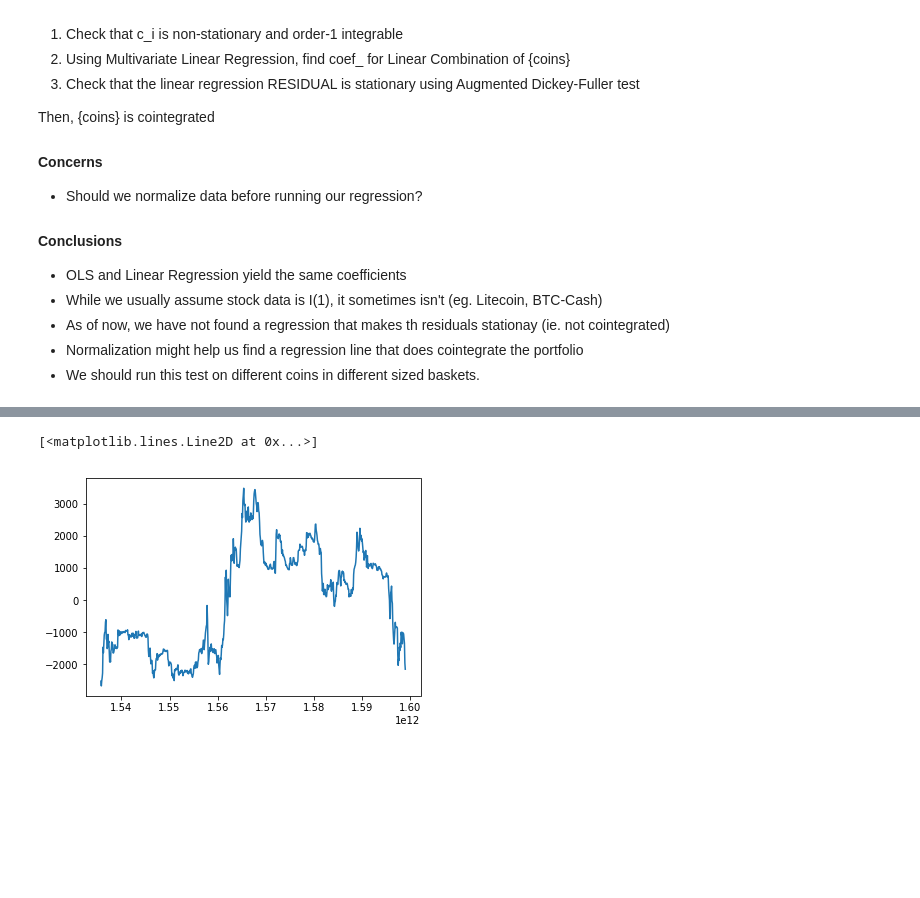
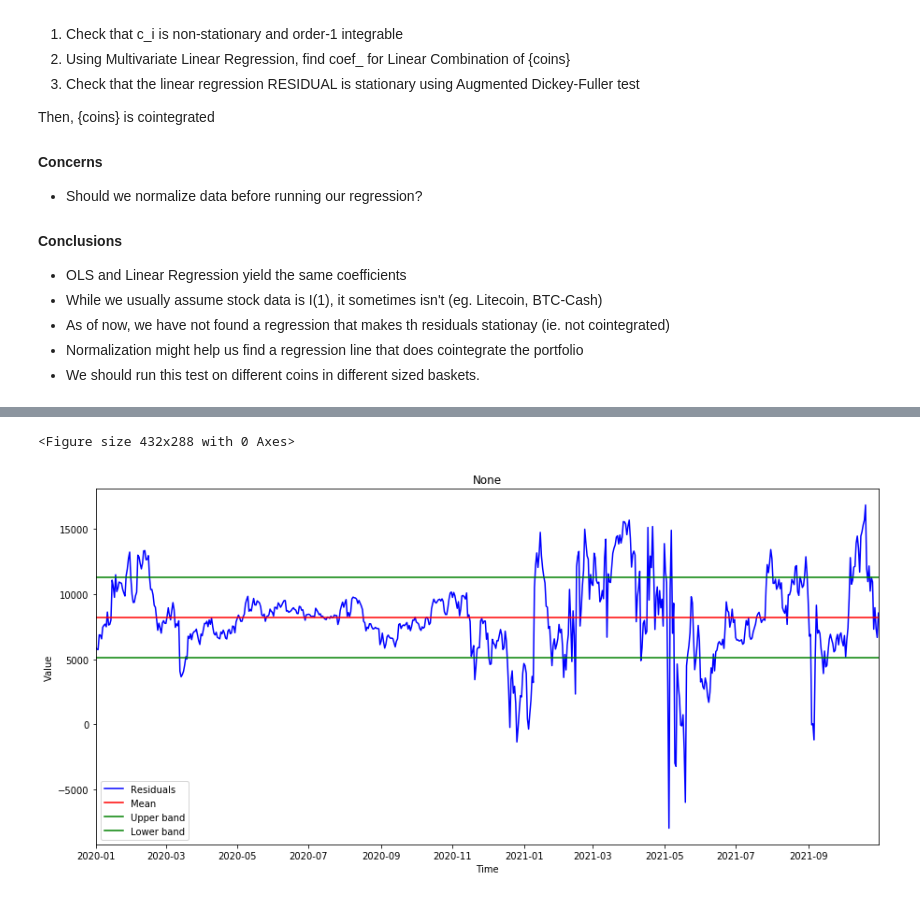
Before and after one commit to jcanedo279/cointegridy, a Jupyter notebook: cointegration.ipynb, the cells around one changed output, grey strips where cells are left out. Cells and saved outputs as stored; diff of their text form; code cells hidden in the pictures; blank space fills up the shorter version.

```diff
--- a/cointegration.ipynb
+++ b/cointegration.ipynb
@@ -162,20 +162,19 @@ X_scaled = scaler.transform(X) # TODO: Finish normalization
 lm.fit(X, y)
 coef = lm.coef_
 constant = lm.intercept_
-
-residuals = y - X.multiply(coef).sum(axis=1) - constant
+residuals = y - X.multiply(coef).sum(axis=1)
 residuals.name = 'Residuals'
 
-is_stationary = processor.test_stationarity(residuals, pct='5%')
+is_stationary = processor.test_stationarity(residuals, pct='1%')
 
 # USING OLS INSTEAD
 
-X = sm.add_constant(X)
-est = sm.OLS(y, X).fit()
-display(est.summary())
+# X = sm.add_constant(X)
+# est = sm.OLS(y, X).fit()
+# display(est.summary())
 
-coef_ols = est.params.values
-residuals = y - X.multiply(coef_ols).sum(axis=1)
-is_stationary = processor.test_stationarity(residuals, pct='5%')
+# coef_ols = est.params.values
+# residuals2 = y - X.multiply(coef_ols).sum(axis=1)
+# is_stationary = processor.test_stationarity(residuals, pct='1%')
 # %% [output]
 Verifying coin price stationarity...
@@ -217,9 +192,20 @@ t-stat = -1.439085844586165 The series None is not stationary with confidence le
-# %%
-import matplotlib.pyplot as plt
-plt.plot(residuals)
-# %% [output]
-[<matplotlib.lines.Line2D at 0x...>]
-[figure, removed]
+# %%
+spread_mean = pd.Series([constant]*len(residuals))
+spread_mean.index = residuals.index
+spread_mean.name = 'Mean'
+
+upper_band = pd.Series([constant + 1*residuals.std()]*len(residuals))
+upper_band.index = residuals.index
+upper_band.name = 'Upper band'
+
+lower_band = pd.Series([constant - 1*residuals.std()]*len(residuals))
+lower_band.index = residuals.index
+lower_band.name = 'Lower band'
+# %%
+processor.plot_series([residuals, spread_mean, upper_band, lower_band], colors=['blue', 'red', 'green', 'green'])
+# %% [output]
+<Figure size 432x288 with 0 Axes>
+[figure, added]
 # %%
 ############
 ## TEST 3 ##
```
Also changed, not shown: parts of 4 cells of this notebook.
